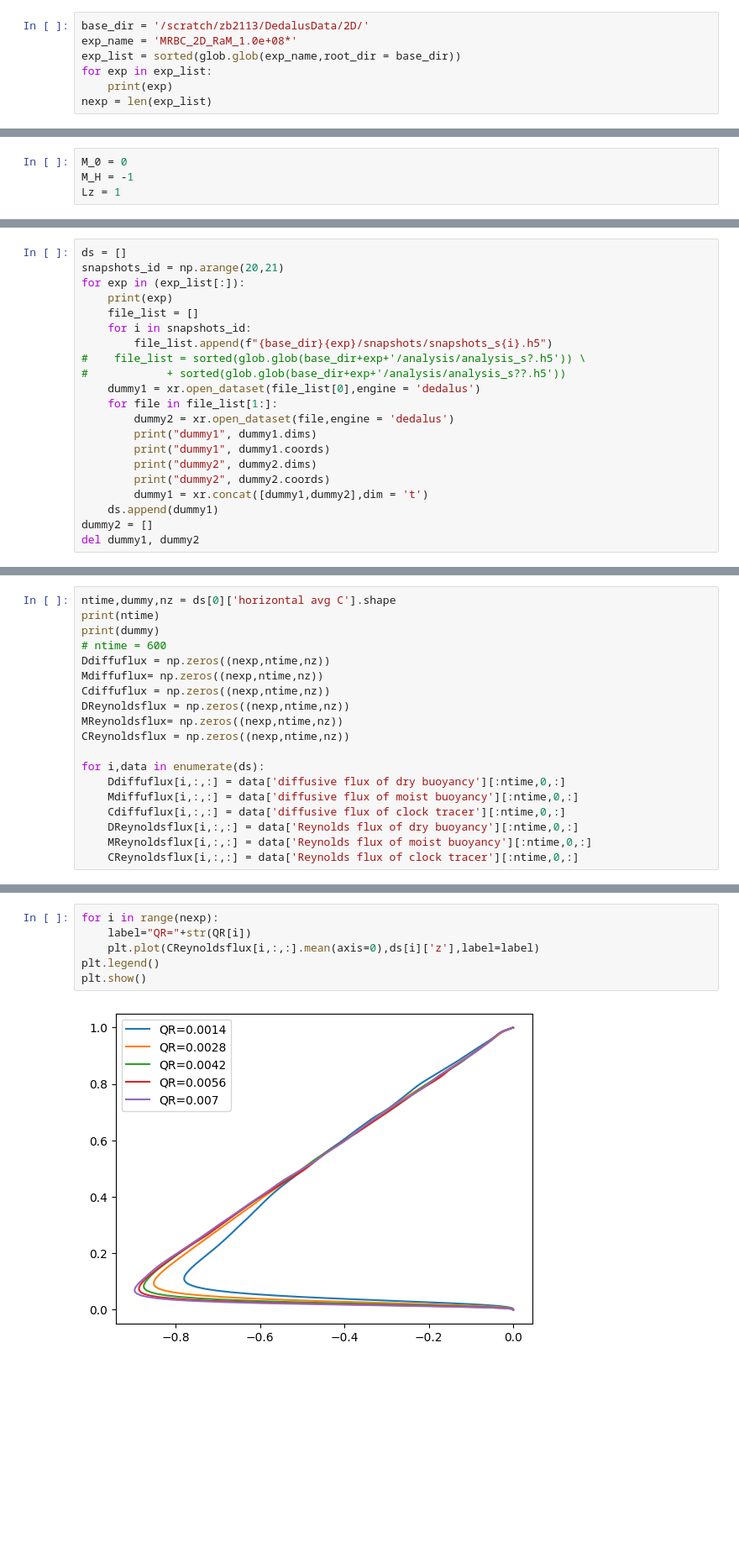
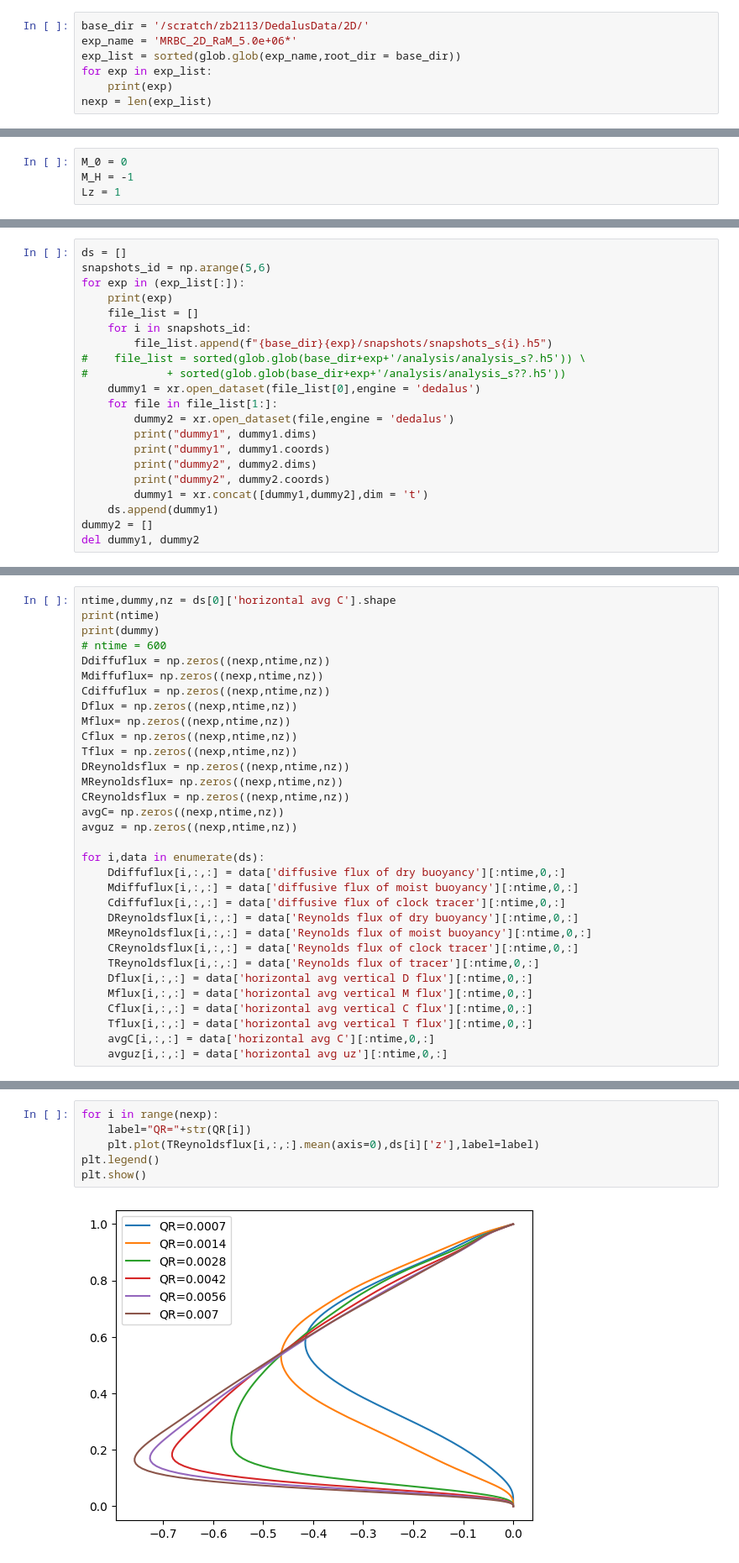
Before and after one commit to bz226/Research-Dedalus, a Jupyter notebook: 2d-AR=64/diag.ipynb, the cells around one changed output, grey strips where cells are left out. Shown at 84% size. Saved outputs shown, nothing was run; the diff lists cells and outputs as text; blank space fills up the shorter version.

```diff
--- a/2d-AR=64/diag.ipynb
+++ b/2d-AR=64/diag.ipynb
@@ -15,7 +15,7 @@ import scipy
 #import dask
 # %%
 base_dir = '/scratch/zb2113/DedalusData/2D/'
-exp_name = 'MRBC_2D_RaM_1.0e+08*'
+exp_name = 'MRBC_2D_RaM_5.0e+06*'
 exp_list = sorted(glob.glob(exp_name,root_dir = base_dir))
 for exp in exp_list:
     print(exp)
@@ -79,6 +80,6 @@ nu 0.0001
 # %%
 ds = []
-snapshots_id = np.arange(20,21)
+snapshots_id = np.arange(5,6)
 for exp in (exp_list[:]):
     print(exp)
     file_list = []
@@ -134,9 +136,15 @@ print(dummy)
 Ddiffuflux = np.zeros((nexp,ntime,nz))
 Mdiffuflux= np.zeros((nexp,ntime,nz))
 Cdiffuflux = np.zeros((nexp,ntime,nz))
+Dflux = np.zeros((nexp,ntime,nz))
+Mflux= np.zeros((nexp,ntime,nz))
+Cflux = np.zeros((nexp,ntime,nz))
+Tflux = np.zeros((nexp,ntime,nz))
 DReynoldsflux = np.zeros((nexp,ntime,nz))
 MReynoldsflux= np.zeros((nexp,ntime,nz))
 CReynoldsflux = np.zeros((nexp,ntime,nz))
+avgC= np.zeros((nexp,ntime,nz))
+avguz = np.zeros((nexp,ntime,nz))
 
 for i,data in enumerate(ds):
     Ddiffuflux[i,:,:] = data['diffusive flux of dry buoyancy'][:ntime,0,:]
@@ -145,6 +153,13 @@ for i,data in enumerate(ds):
     DReynoldsflux[i,:,:] = data['Reynolds flux of dry buoyancy'][:ntime,0,:]
     MReynoldsflux[i,:,:] = data['Reynolds flux of moist buoyancy'][:ntime,0,:]
     CReynoldsflux[i,:,:] = data['Reynolds flux of clock tracer'][:ntime,0,:]
+    TReynoldsflux[i,:,:] = data['Reynolds flux of tracer'][:ntime,0,:]
+    Dflux[i,:,:] = data['horizontal avg vertical D flux'][:ntime,0,:]
+    Mflux[i,:,:] = data['horizontal avg vertical M flux'][:ntime,0,:]
+    Cflux[i,:,:] = data['horizontal avg vertical C flux'][:ntime,0,:]
+    Tflux[i,:,:] = data['horizontal avg vertical T flux'][:ntime,0,:]
+    avgC[i,:,:] = data['horizontal avg C'][:ntime,0,:]
+    avguz[i,:,:] = data['horizontal avg uz'][:ntime,0,:]
 # %% [output]
 500
 1
@@ -151,11 +167,11 @@ for i,data in enumerate(ds):
 # %%
 for i in range(nexp):
     label="QR="+str(QR[i])
-    plt.plot(CReynoldsflux[i,:,:].mean(axis=0),ds[i]['z'],label=label)
+    plt.plot(TReynoldsflux[i,:,:].mean(axis=0),ds[i]['z'],label=label)
 plt.legend()
 plt.show()
 # %% [output]
-[figure, old version]
+[figure, new version]
 # %%
 for i in range(nexp):
     label="QR="+str(QR[i])
```
Also changed, not shown: parts of 13 cells of this notebook, 2 other files.
